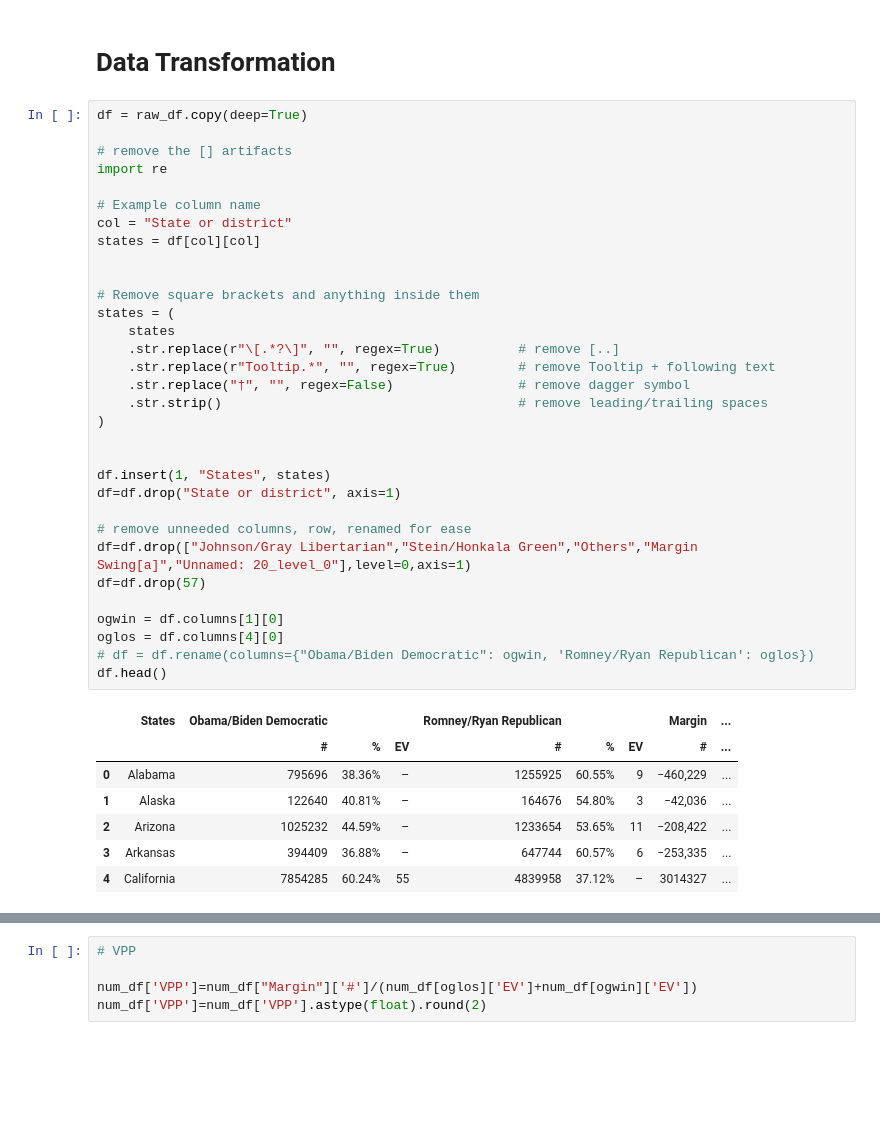
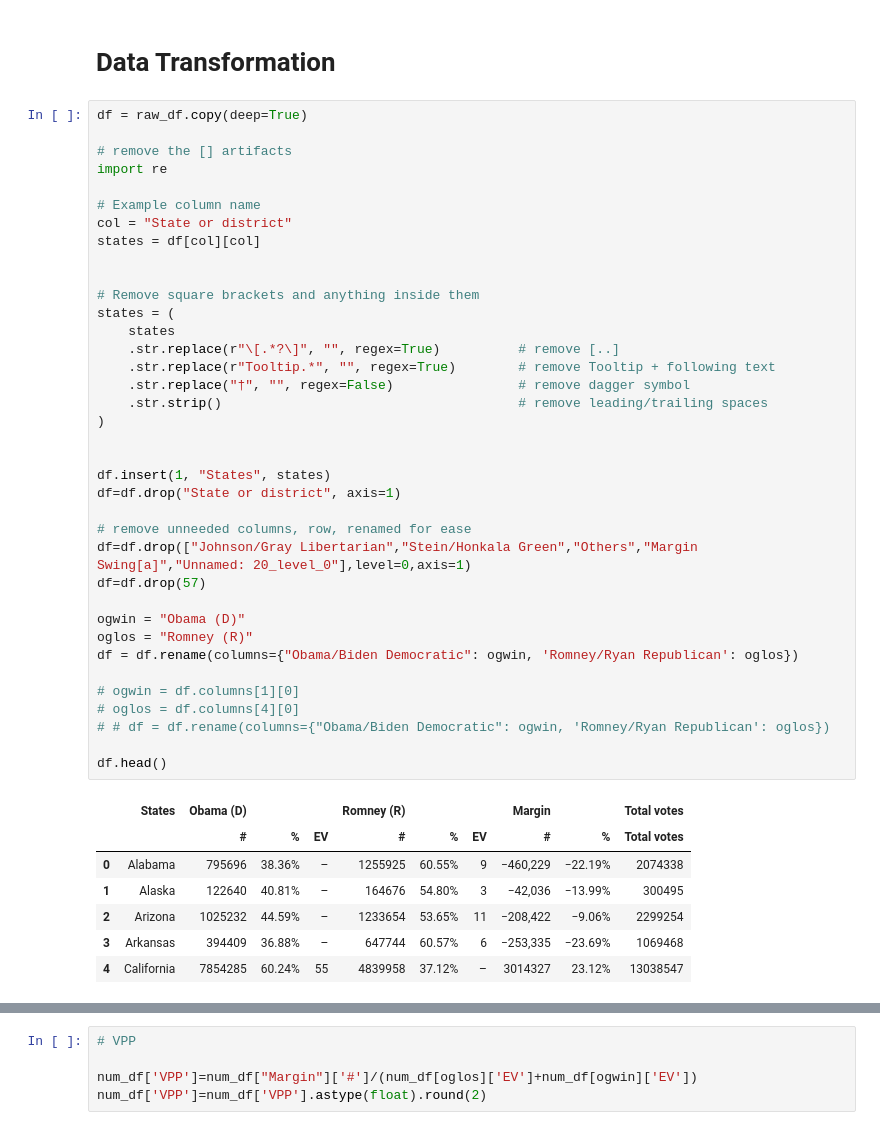
Before and after one commit to yashas-anil/election-flippers, a Jupyter notebook: 2012_election_flippers.ipynb, the cells around one changed output, grey strips where cells are left out. Drawn from its saved outputs; the diff is of its cells as text; blank space fills up the shorter version.

```diff
--- a/2012_election_flippers.ipynb
+++ b/2012_election_flippers.ipynb
@@ -37,43 +37,48 @@ raw_df.head()
 # %%
 df = raw_df.copy(deep=True)
 
 # remove the [] artifacts
 import re
 
 # Example column name
 col = "State or district"
 states = df[col][col]
 
 
 # Remove square brackets and anything inside them
 states = (
     states
     .str.replace(r"\[.*?\]", "", regex=True)          # remove [..]
     .str.replace(r"Tooltip.*", "", regex=True)        # remove Tooltip + following text
     .str.replace("†", "", regex=False)                # remove dagger symbol
     .str.strip()                                      # remove leading/trailing spaces
 )
 
 
 df.insert(1, "States", states)
 df=df.drop("State or district", axis=1)
 
 # remove unneeded columns, row, renamed for ease
 df=df.drop(["Johnson/Gray Libertarian","Stein/Honkala Green","Others","Margin Swing[a]","Unnamed: 20_level_0"],level=0,axis=1)
 df=df.drop(57)
 
-ogwin = df.columns[1][0]
-oglos = df.columns[4][0]
-# df = df.rename(columns={"Obama/Biden Democratic": ogwin, 'Romney/Ryan Republican': oglos})
+ogwin = "Obama (D)"
+oglos = "Romney (R)"
+df = df.rename(columns={"Obama/Biden Democratic": ogwin, 'Romney/Ryan Republican': oglos})
+
+# ogwin = df.columns[1][0]
+# oglos = df.columns[4][0]
+# # df = df.rename(columns={"Obama/Biden Democratic": ogwin, 'Romney/Ryan Republican': oglos})
+
 df.head()
 # %% [output]
-|  | States | Obama/Biden Democratic |  |  | Romney/Ryan Republican |  |  | Margin | ... |
-|  |  | # | % | EV | # | % | EV | # | ... |
-| 0 | Alabama | 795696 | 38.36% | – | 1255925 | 60.55% | 9 | −460,229 | ... |
-| 1 | Alaska | 122640 | 40.81% | – | 164676 | 54.80% | 3 | −42,036 | ... |
-| 2 | Arizona | 1025232 | 44.59% | – | 1233654 | 53.65% | 11 | −208,422 | ... |
-| 3 | Arkansas | 394409 | 36.88% | – | 647744 | 60.57% | 6 | −253,335 | ... |
-| 4 | California | 7854285 | 60.24% | 55 | 4839958 | 37.12% | – | 3014327 | ... |
+|  | States | Obama (D) |  |  | Romney (R) |  |  | Margin |  | Total votes |
+|  |  | # | % | EV | # | % | EV | # | % | Total votes |
+| 0 | Alabama | 795696 | 38.36% | – | 1255925 | 60.55% | 9 | −460,229 | −22.19% | 2074338 |
+| 1 | Alaska | 122640 | 40.81% | – | 164676 | 54.80% | 3 | −42,036 | −13.99% | 300495 |
+| 2 | Arizona | 1025232 | 44.59% | – | 1233654 | 53.65% | 11 | −208,422 | −9.06% | 2299254 |
+| 3 | Arkansas | 394409 | 36.88% | – | 647744 | 60.57% | 6 | −253,335 | −23.69% | 1069468 |
+| 4 | California | 7854285 | 60.24% | 55 | 4839958 | 37.12% | – | 3014327 | 23.12% | 13038547 |
 # %%
 # convert votes, %, EV from str to int
 # apparently the minus signs are not the correct symbol, which is tripping up the str to int coversion, so we have to fix those dashes
```
Also changed, not shown: parts of 11 cells of this notebook, 6 other files.
